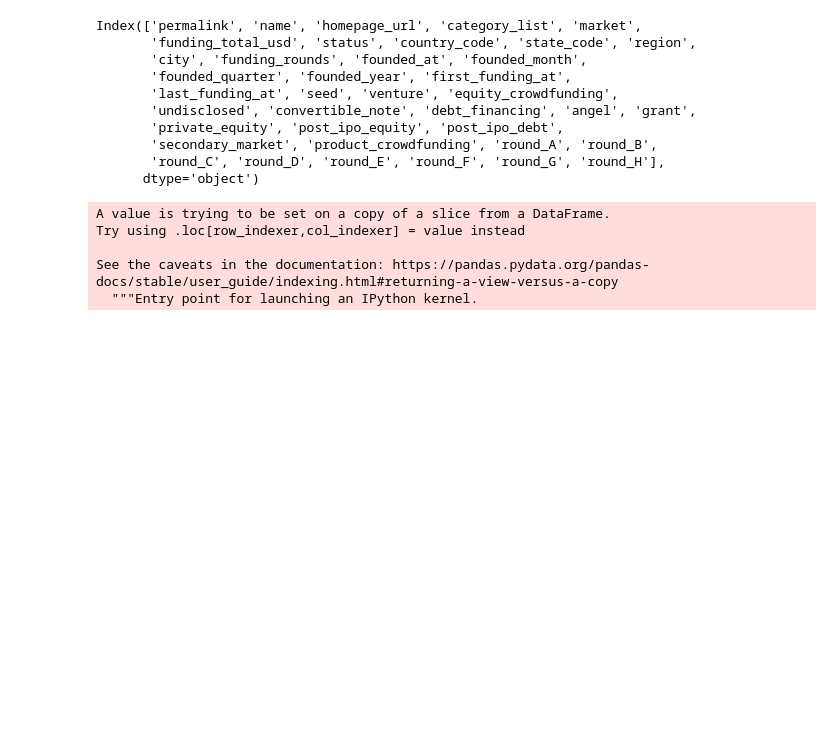
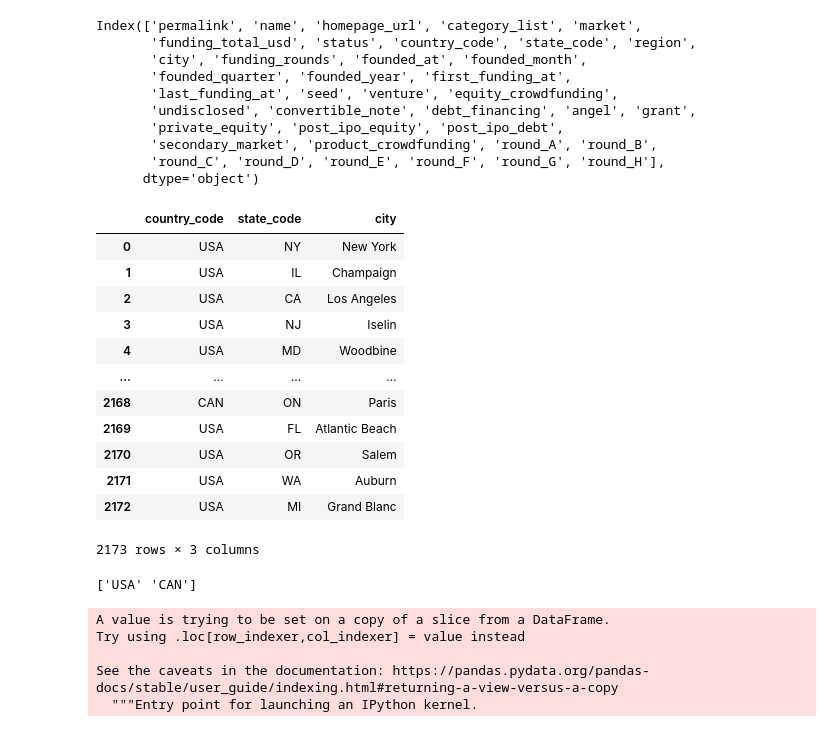
Before and after one commit to yohokr7/VC-Funding-Map, a Jupyter notebook: Data_Cleaner/Startup Exploratory Data Analysis.ipynb, the cells around one changed output. Cells and saved outputs as stored; diff of their text form; code cells hidden in the pictures; blank space fills up the shorter version.

Commit message:
feat: Add update to exploratory data notebook, with the new feature to output all locations we potentially have information about

```diff
--- a/Data_Cleaner/Startup Exploratory Data Analysis.ipynb
+++ b/Data_Cleaner/Startup Exploratory Data Analysis.ipynb
@@ -1,7 +1,7 @@
 # %%
 import pandas as pd
 # %%
-output_df = pd.read_csv("investments_VC.csv", encoding="ISO-8859-1")
+output_df = pd.read_csv("../VC_Data/Dirty_Data/investments_VC.csv", encoding="ISO-8859-1")
 output_df
 # %% [output]
 |  | permalink | name | homepage_url | category_list | market | funding_total_usd | status | country_code | ... |
@@ -49,6 +49,33 @@ Index(['permalink', 'name', 'homepage_url', 'category_list', 'market',
        'secondary_market', 'product_crowdfunding', 'round_A', 'round_B',
        'round_C', 'round_D', 'round_E', 'round_F', 'round_G', 'round_H'],
       dtype='object')
+# %%
+#get data for all possible locations and output a csv containing city, state_code, and country_code to a file
+#to be used for Geocoding API calls to get coordinates
+cols_to_select = ["country_code", "state_code", "city"]
+geographical_df = cleaned_df.drop_duplicates(subset=cols_to_select)
+geographical_df = geographical_df.loc[:, cols_to_select]
+geographical_df = geographical_df.reset_index(drop=True)
+geographical_df.to_csv("./geographical_data/all_places.csv", index=False)
+geographical_df
+# %% [output]
+|  | country_code | state_code | city |
+| 0 | USA | NY | New York |
+| 1 | USA | IL | Champaign |
+| 2 | USA | CA | Los Angeles |
+| 3 | USA | NJ | Iselin |
+| 4 | USA | MD | Woodbine |
+| ... | ... | ... | ... |
+| 2168 | CAN | ON | Paris |
+| 2169 | USA | FL | Atlantic Beach |
+| 2170 | USA | OR | Salem |
+| 2171 | USA | WA | Auburn |
+| 2172 | USA | MI | Grand Blanc |
+2173 rows × 3 columns
+# %%
+print(geographical_df["country_code"].unique())
+# %% [output]
+['USA' 'CAN']
 # %%
 cleaned_df["funding_total_usd"] = cleaned_df["funding_total_usd"].apply(lambda x: x.strip())
 # %% [output]
```
Also changed, not shown: parts of 1 cell of this notebook, 1 other file.
